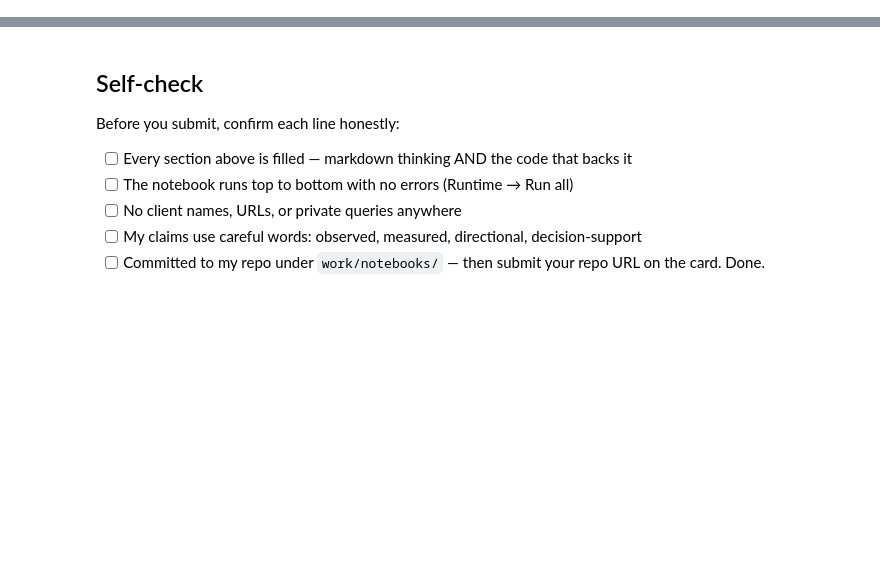
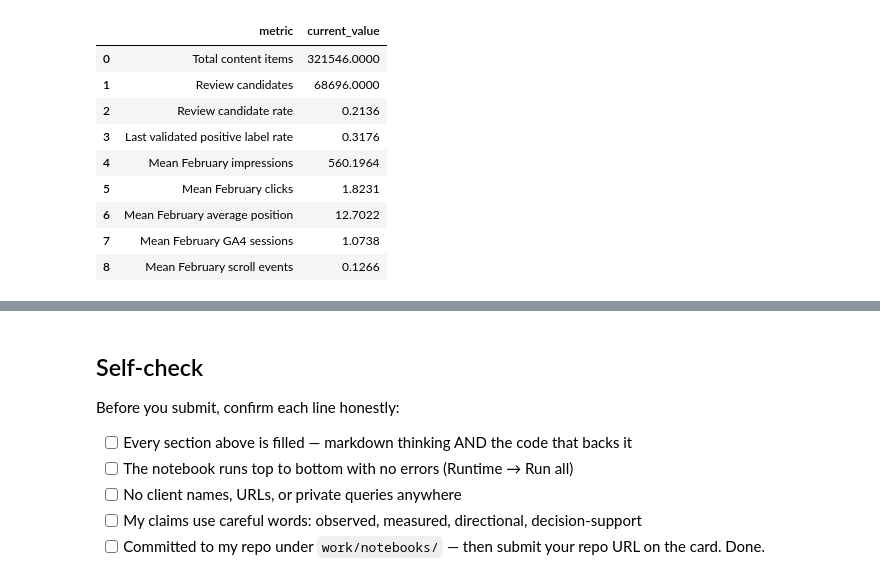
Before and after one commit to Shakir-j/flyrank-internship-ml, a Jupyter notebook: work/notebooks/w07_action_playbook.ipynb, the cells around one changed output, grey strips where cells are left out. Saved outputs shown, nothing was run; the diff lists cells and outputs as text; code cells hidden in the pictures; blank space fills up the shorter version.

Commit message:
Week 7 - ML

```diff
--- a/work/notebooks/w07_action_playbook.ipynb
+++ b/work/notebooks/w07_action_playbook.ipynb
@@ -43,0 +491,83 @@ This skeleton is yours to fill. Work the sections **in order** — each one has
+# %%
+# This cell is for CODE (numbers, a query, a check).
+# Write your text answer in the cell ABOVE this one — typing sentences here breaks Run All.
+
+# ============================================================
+# SECTION 4 — MONITORING / RETRAIN TRIGGERS
+# ============================================================
+
+# The positive label rate below is the measured rate from the
+# validated Week-6 feature frame.
+validated_positive_rate = 0.3176
+
+monitoring_summary = pd.DataFrame({
+    "metric": [
+        "Total content items",
+        "Review candidates",
+        "Review candidate rate",
+        "Last validated positive label rate",
+        "Mean February impressions",
+        "Mean February clicks",
+        "Mean February average position",
+        "Mean February GA4 sessions",
+        "Mean February scroll events"
+    ],
+    "current_value": [
+        len(action_frame),
+        len(ranked_queue),
+        len(ranked_queue) / len(action_frame),
+        validated_positive_rate,
+        action_frame["gsc_impressions"].mean(),
+        action_frame["gsc_clicks"].mean(),
+        action_frame["gsc_avg_position"].mean(),
+        action_frame["ga4_sessions"].mean(),
+        action_frame["scroll_events"].mean()
+    ]
+})
+
+print("CURRENT MONITORING BASELINE")
+print("---------------------------")
+display(monitoring_summary.round(4))
+
+
+# ------------------------------------------------------------
+# Revalidation / retrain triggers
+# ------------------------------------------------------------
+
+retrain_triggers = pd.DataFrame({
+    "trigger": [
+        "Feature definition or data pipeline changes",
+        "Target definition changes",
+        "Client/content population changes materially",
+        "Observed activity rate changes materially",
+        "Feature distributions shift materially",
+        "New labeled data shows material performance change",
+        "Human reviewers report low usefulness of queue"
+    ],
+    "response": [
+        "Review and re-run validation",
+        "Rebuild and revalidate target/model",
+        "Reassess validation population",
+        "Investigate distribution shift",
+        "Investigate feature drift",
+        "Recompute grouped validation metrics",
+        "Review thresholds and reason codes"
+    ]
+})
+
+print("\nREVALIDATION / RETRAIN TRIGGERS")
+print("-------------------------------")
+display(retrain_triggers)
+
+
+# ------------------------------------------------------------
+# Operating rule
+# ------------------------------------------------------------
+
+print("\nMONITORING RULE")
+print("---------------")
+print(
+    "Triggers prompt human review and revalidation; "
+    "they do not automatically retrain or deploy a model."
+)
+# %% [output]
@@ -43,0 +576,10 @@ This skeleton is yours to fill. Work the sections **in order** — each one has
+|  | metric | current_value |
+| 0 | Total content items | 321546.0000 |
+| 1 | Review candidates | 68696.0000 |
+| 2 | Review candidate rate | 0.2136 |
+| 3 | Last validated positive label rate | 0.3176 |
+| 4 | Mean February impressions | 560.1964 |
+| 5 | Mean February clicks | 1.8231 |
+| 6 | Mean February average position | 12.7022 |
+| 7 | Mean February GA4 sessions | 1.0738 |
+| 8 | Mean February scroll events | 0.1266 |
```
Also changed, not shown: parts of 18 cells of this notebook.
